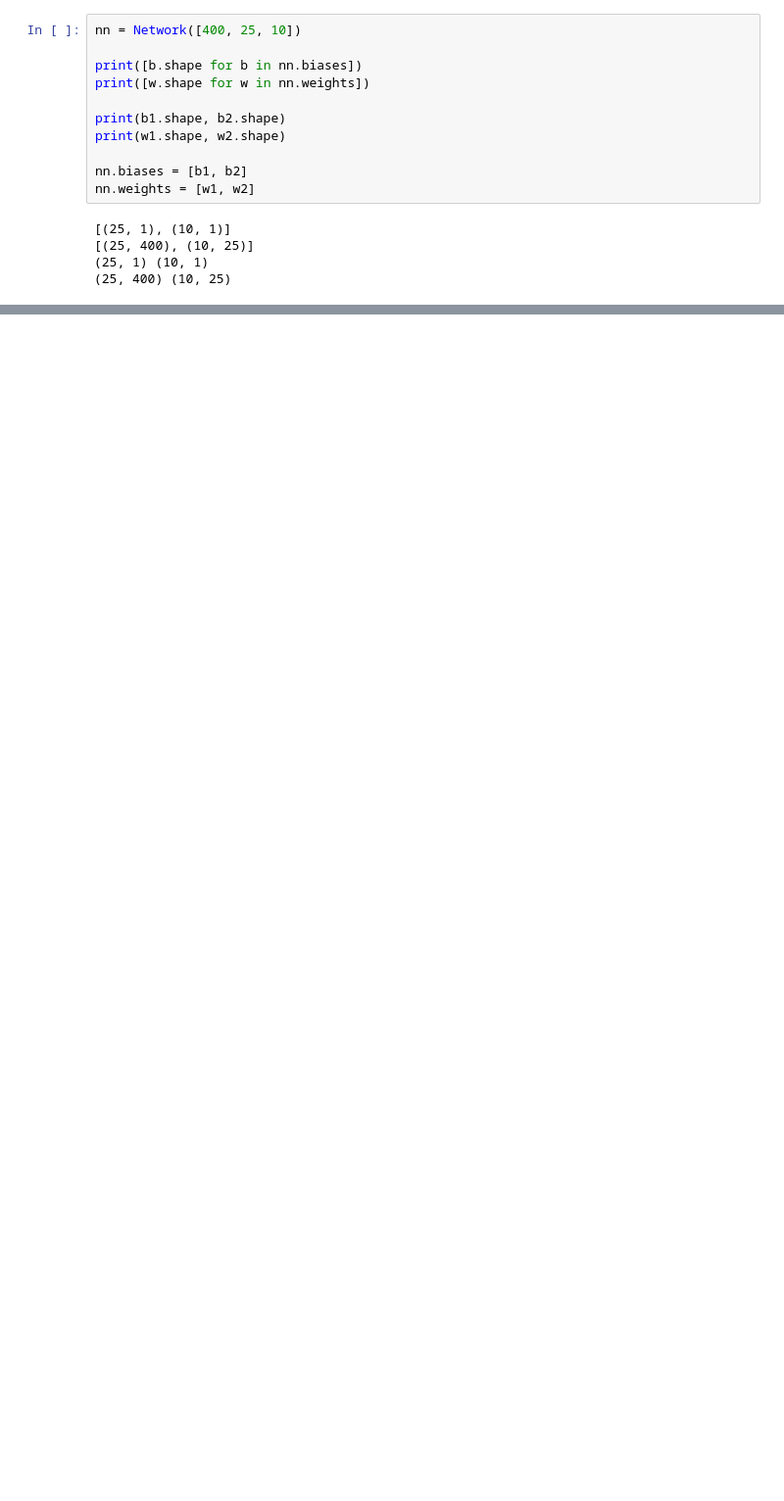
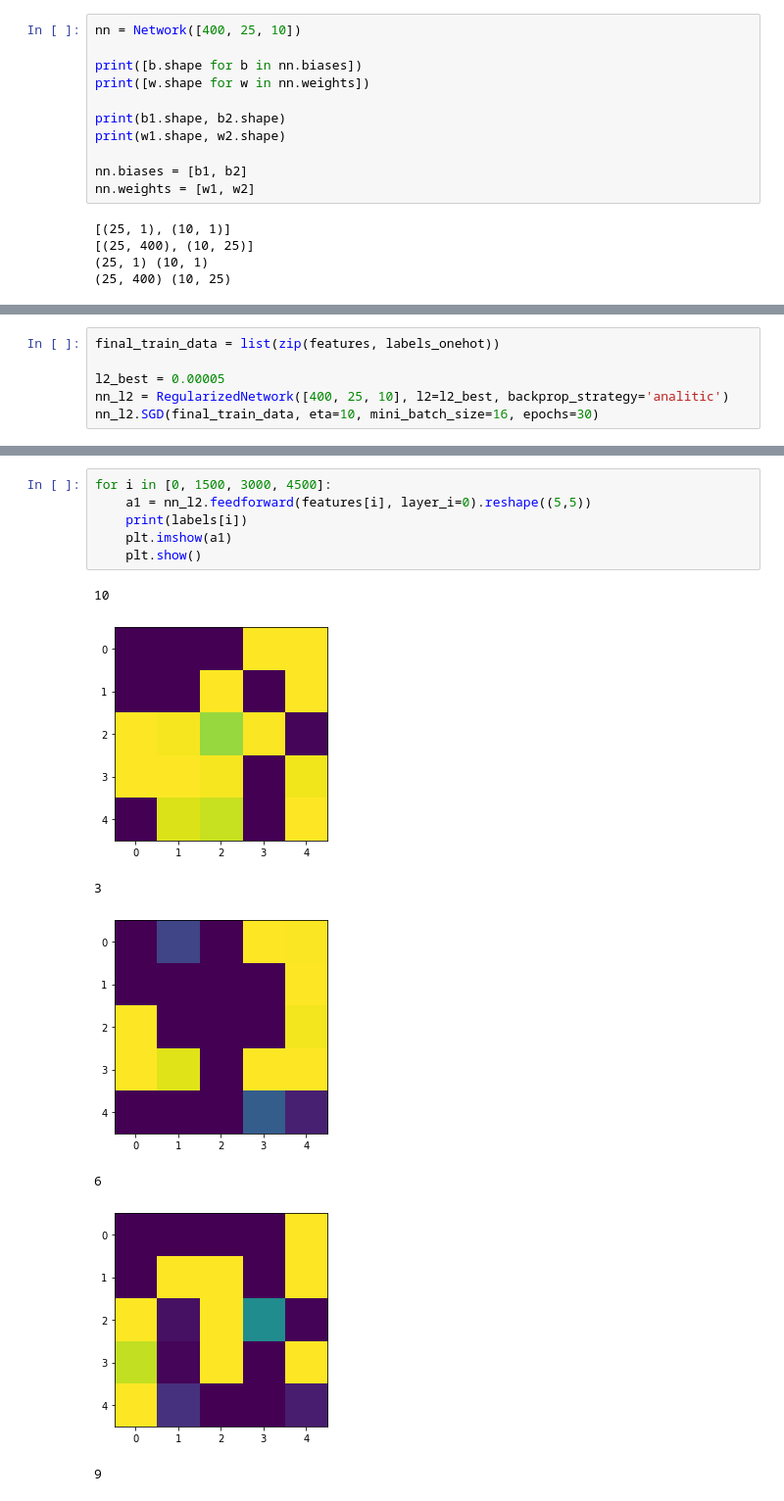
Before and after one commit to ByMyTry/MO_3sem, a Jupyter notebook: laba4/laba4.ipynb, the cells around one changed output, grey strips where cells are left out. Shown at 98% size. Cells and saved outputs as stored; diff of their text form; blank space fills up the shorter version.

```diff
--- a/laba4/laba4.ipynb
+++ b/laba4/laba4.ipynb
@@ -288,0 +622,6 @@ nn_l2.SGD(train_data, eta=0.5, mini_batch_size=16, epochs=20)
+# %%
+final_train_data = list(zip(features, labels_onehot))
+
+l2_best = 0.00005
+nn_l2 = RegularizedNetwork([400, 25, 10], l2=l2_best, backprop_strategy='analitic')
+nn_l2.SGD(final_train_data, eta=10, mini_batch_size=16, epochs=30)
@@ -295,0 +653,14 @@ predicted_labels = le.inverse_transform(predicted_indexes)
+# %%
+for i in [0, 1500, 3000, 4500]:
+    a1 = nn_l2.feedforward(features[i], layer_i=0).reshape((5,5))
+    print(labels[i])
+    plt.imshow(a1)
+    plt.show()
+# %% [output]
+10
+[figure, added]
+3
+[figure, added]
+6
+[figure, added]
+9
```
Also changed, not shown: parts of 40 cells of this notebook.
